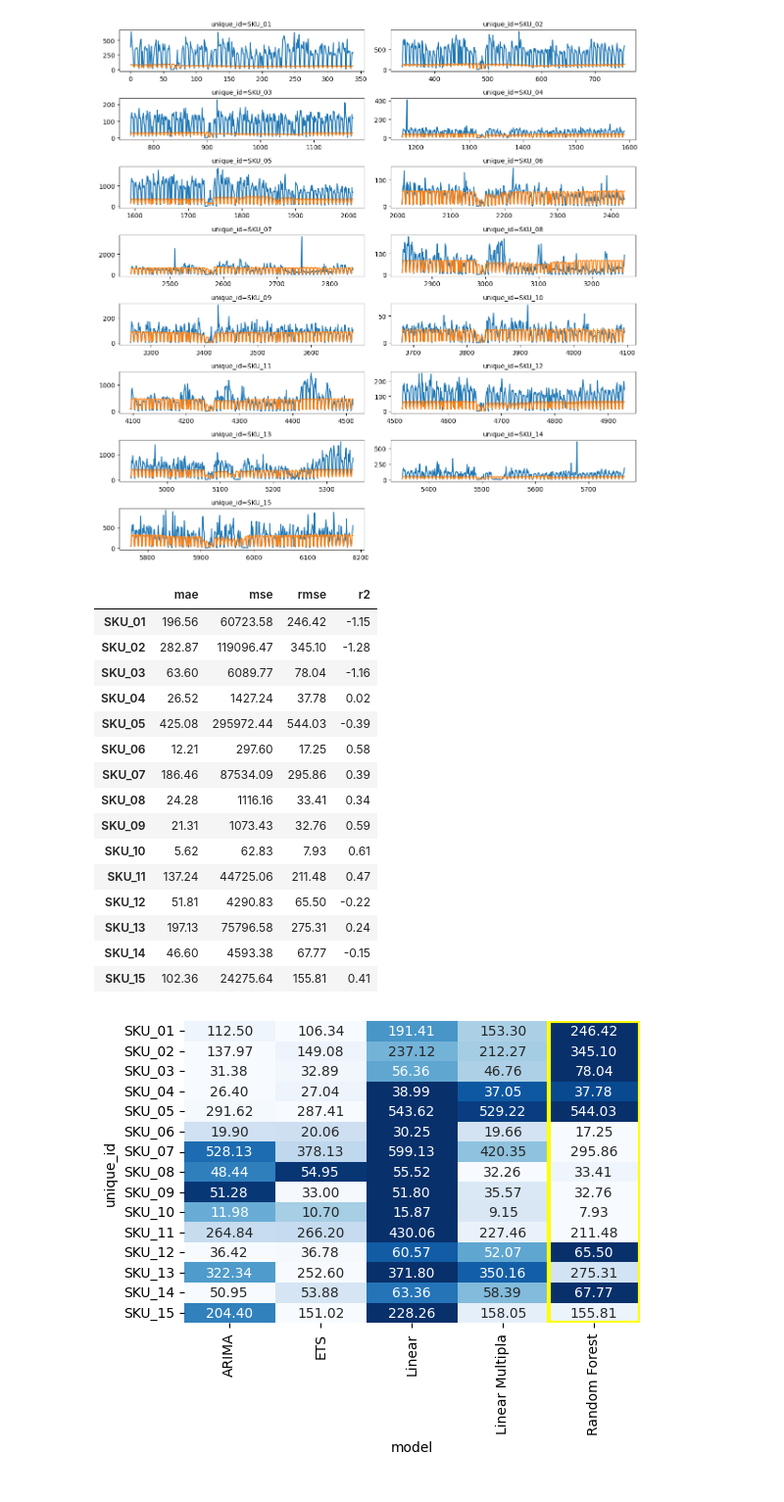
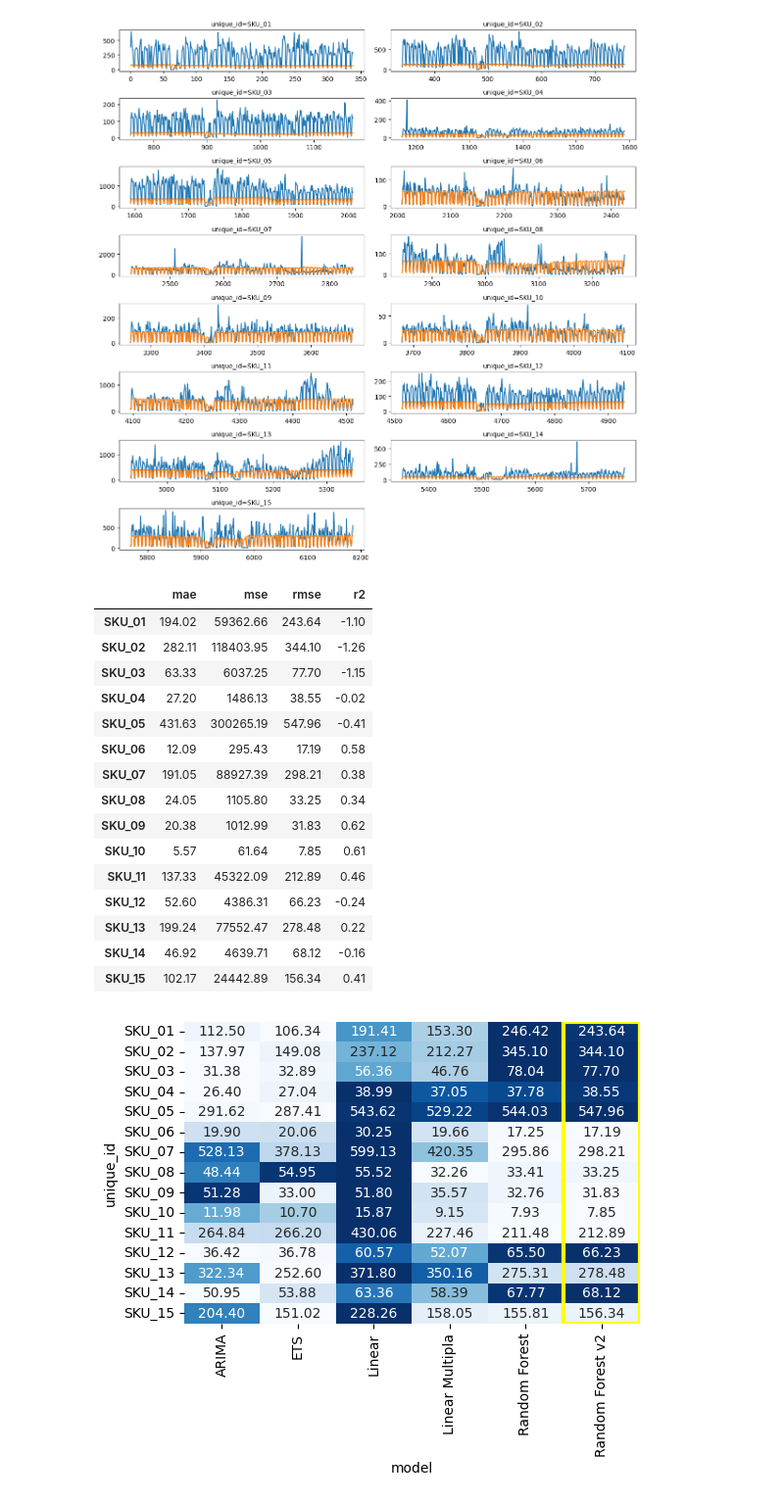
Before and after one commit to getrolucas/PIC-CD-UFERSA, a Jupyter notebook: notebooks/random_forest.ipynb, the cells around one changed output. Shown at 98% size. Drawn from its saved outputs; the diff is of its cells as text; code cells hidden in the pictures.

Commit message:
Update evaluation dataset

```diff
--- a/notebooks/random_forest.ipynb
+++ b/notebooks/random_forest.ipynb
@@ -86,28 +92,28 @@ plot_time_series(
 # %%
 rf_eval = Evaluation(rf_fcst)
 rf_eval.summary()
-rf_eval.save_evaluation(EVAL_PATH, 'Random Forest')
+rf_eval.save_evaluation(EVAL_PATH, 'Random Forest v2')
 rf_eval.evaluation_df
 # %% [output]
 |  | mae | mse | rmse | r2 |
-| SKU_01 | 196.56 | 60723.58 | 246.42 | -1.15 |
-| SKU_02 | 282.87 | 119096.47 | 345.10 | -1.28 |
-| SKU_03 | 63.60 | 6089.77 | 78.04 | -1.16 |
-| SKU_04 | 26.52 | 1427.24 | 37.78 | 0.02 |
-| SKU_05 | 425.08 | 295972.44 | 544.03 | -0.39 |
-| SKU_06 | 12.21 | 297.60 | 17.25 | 0.58 |
-| SKU_07 | 186.46 | 87534.09 | 295.86 | 0.39 |
-| SKU_08 | 24.28 | 1116.16 | 33.41 | 0.34 |
-| SKU_09 | 21.31 | 1073.43 | 32.76 | 0.59 |
-| SKU_10 | 5.62 | 62.83 | 7.93 | 0.61 |
-| SKU_11 | 137.24 | 44725.06 | 211.48 | 0.47 |
-| SKU_12 | 51.81 | 4290.83 | 65.50 | -0.22 |
-| SKU_13 | 197.13 | 75796.58 | 275.31 | 0.24 |
-| SKU_14 | 46.60 | 4593.38 | 67.77 | -0.15 |
-| SKU_15 | 102.36 | 24275.64 | 155.81 | 0.41 |
+| SKU_01 | 194.02 | 59362.66 | 243.64 | -1.10 |
+| SKU_02 | 282.11 | 118403.95 | 344.10 | -1.26 |
+| SKU_03 | 63.33 | 6037.25 | 77.70 | -1.15 |
+| SKU_04 | 27.20 | 1486.13 | 38.55 | -0.02 |
+| SKU_05 | 431.63 | 300265.19 | 547.96 | -0.41 |
+| SKU_06 | 12.09 | 295.43 | 17.19 | 0.58 |
+| SKU_07 | 191.05 | 88927.39 | 298.21 | 0.38 |
+| SKU_08 | 24.05 | 1105.80 | 33.25 | 0.34 |
+| SKU_09 | 20.38 | 1012.99 | 31.83 | 0.62 |
+| SKU_10 | 5.57 | 61.64 | 7.85 | 0.61 |
+| SKU_11 | 137.33 | 45322.09 | 212.89 | 0.46 |
+| SKU_12 | 52.60 | 4386.31 | 66.23 | -0.24 |
+| SKU_13 | 199.24 | 77552.47 | 278.48 | 0.22 |
+| SKU_14 | 46.92 | 4639.71 | 68.12 | -0.16 |
+| SKU_15 | 102.17 | 24442.89 | 156.34 | 0.41 |
 # %%
 # comparação dos modelos
 metrics = pd.read_csv(EVAL_PATH)[['unique_id', 'rmse', 'model']].pivot_table('rmse','unique_id','model')
-plot_metrics(metrics, hl_col='Random Forest', figsize=(6, 4))
+plot_metrics(metrics, hl_col='Random Forest v2', figsize=(6, 4))
 # %% [output]
-[figure, old version]
+[figure, new version]
```
Also changed, not shown: parts of 1 cell of this notebook, 1 other file.
